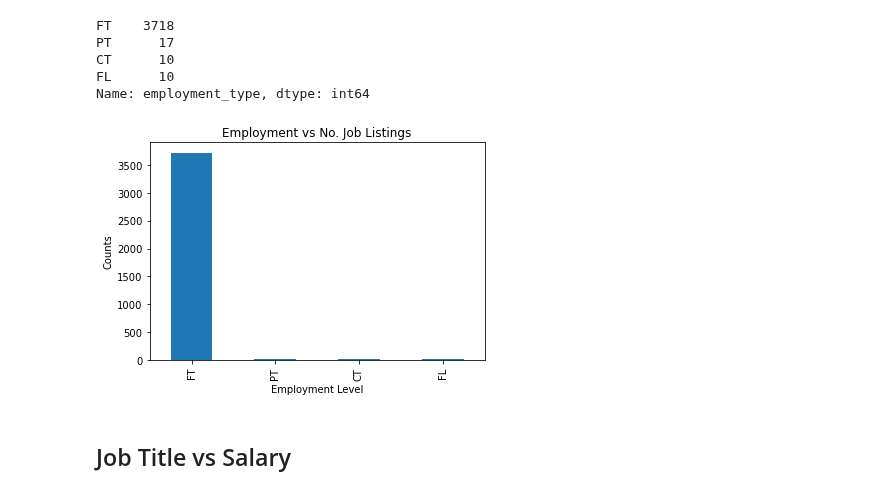
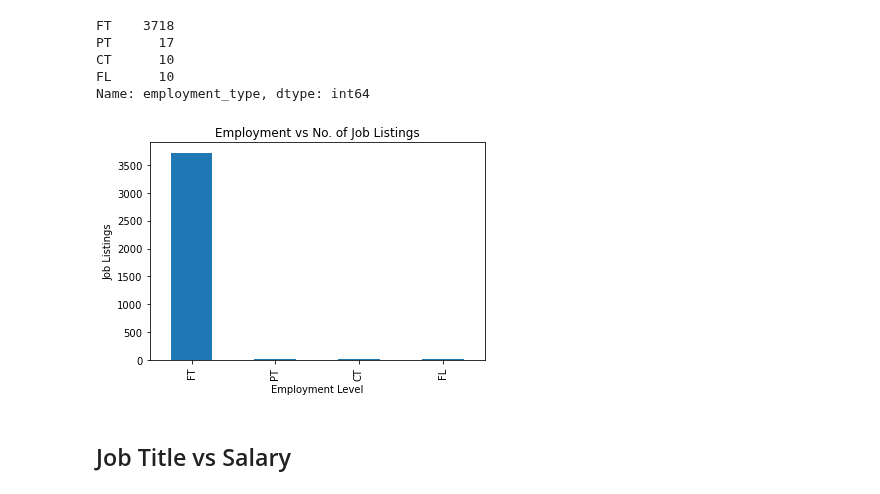
Before and after one commit to garimac12/project_acai, a Jupyter notebook: PROJECT_SW.ipynb, the cells around one changed output. Drawn from its saved outputs; the diff is of its cells as text; code cells hidden in the pictures.

```diff
--- a/PROJECT_SW.ipynb
+++ b/PROJECT_SW.ipynb
@@ -102,14 +102,14 @@ CT      10
 FL      10
 Name: employment_type, dtype: int64
 # %%
-#Plotting Number of Job Listings vs Employment Level
+#Plotting Employment Level vs Number of Job Listings
 fig, ax = plt.subplots()
-bars = employment.plot(kind="bar", title = "Employment vs No. Job Listings")
+bars = employment.plot(kind="bar", title = "Employment vs No. of Job Listings")
 ax.set_xlabel('Employment Level')
-ax.set_ylabel('Counts')
+ax.set_ylabel('Job Listings')
 plt.show()
 # %% [output]
-[figure, old version]
+[figure, new version]
 # %% [markdown]
 ## Job Title vs Salary
 # %%
```
Also changed, not shown: parts of 3 cells of this notebook.
